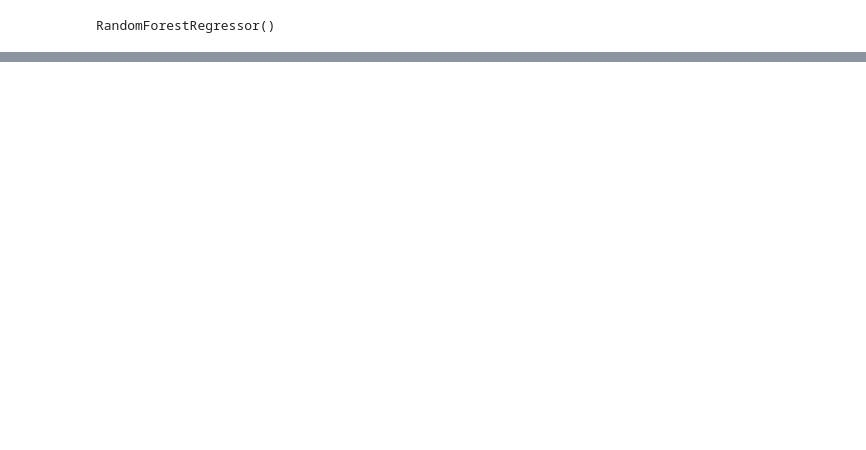
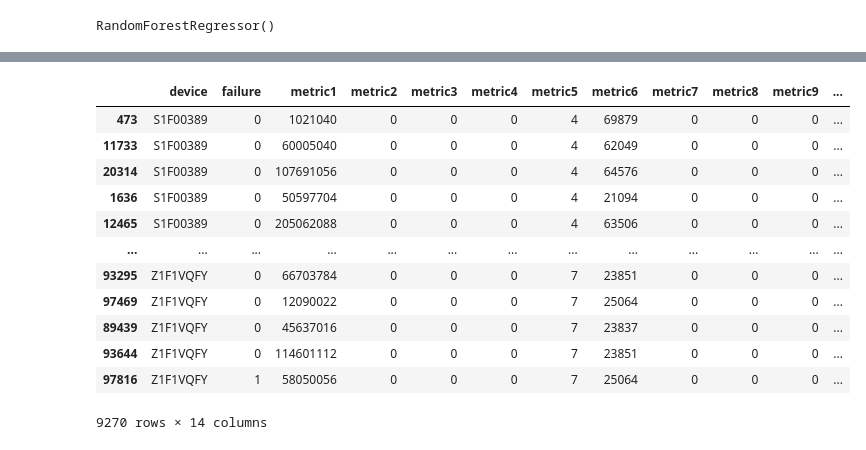
Before and after one commit to StillWork/AIPM, a Jupyter notebook: PM_RUL_Model_2.ipynb, the cells around one changed output, grey strips where cells are left out. Cells and saved outputs as stored; diff of their text form; code cells hidden in the pictures; blank space fills up the shorter version.

```diff
--- a/PM_RUL_Model_2.ipynb
+++ b/PM_RUL_Model_2.ipynb
@@ -481,0 +644,16 @@ Device: W1F1CB5E의 Metric 시계열 변화
+# %%
+data
+# %% [output]
+|  | device | failure | metric1 | metric2 | metric3 | metric4 | metric5 | metric6 | metric7 | metric8 | metric9 | ... |
+| 473 | S1F00389 | 0 | 1021040 | 0 | 0 | 0 | 4 | 69879 | 0 | 0 | 0 | ... |
+| 11733 | S1F00389 | 0 | 60005040 | 0 | 0 | 0 | 4 | 62049 | 0 | 0 | 0 | ... |
+| 20314 | S1F00389 | 0 | 107691056 | 0 | 0 | 0 | 4 | 64576 | 0 | 0 | 0 | ... |
+| 1636 | S1F00389 | 0 | 50597704 | 0 | 0 | 0 | 4 | 21094 | 0 | 0 | 0 | ... |
+| 12465 | S1F00389 | 0 | 205062088 | 0 | 0 | 0 | 4 | 63506 | 0 | 0 | 0 | ... |
+| ... | ... | ... | ... | ... | ... | ... | ... | ... | ... | ... | ... | ... |
+| 93295 | Z1F1VQFY | 0 | 66703784 | 0 | 0 | 0 | 7 | 23851 | 0 | 0 | 0 | ... |
+| 97469 | Z1F1VQFY | 0 | 12090022 | 0 | 0 | 0 | 7 | 25064 | 0 | 0 | 0 | ... |
+| 89439 | Z1F1VQFY | 0 | 45637016 | 0 | 0 | 0 | 7 | 23837 | 0 | 0 | 0 | ... |
+| 93644 | Z1F1VQFY | 0 | 114601112 | 0 | 0 | 0 | 7 | 23851 | 0 | 0 | 0 | ... |
+| 97816 | Z1F1VQFY | 1 | 58050056 | 0 | 0 | 0 | 7 | 25064 | 0 | 0 | 0 | ... |
+9270 rows × 14 columns
```
Also changed, not shown: parts of 31 cells of this notebook.
